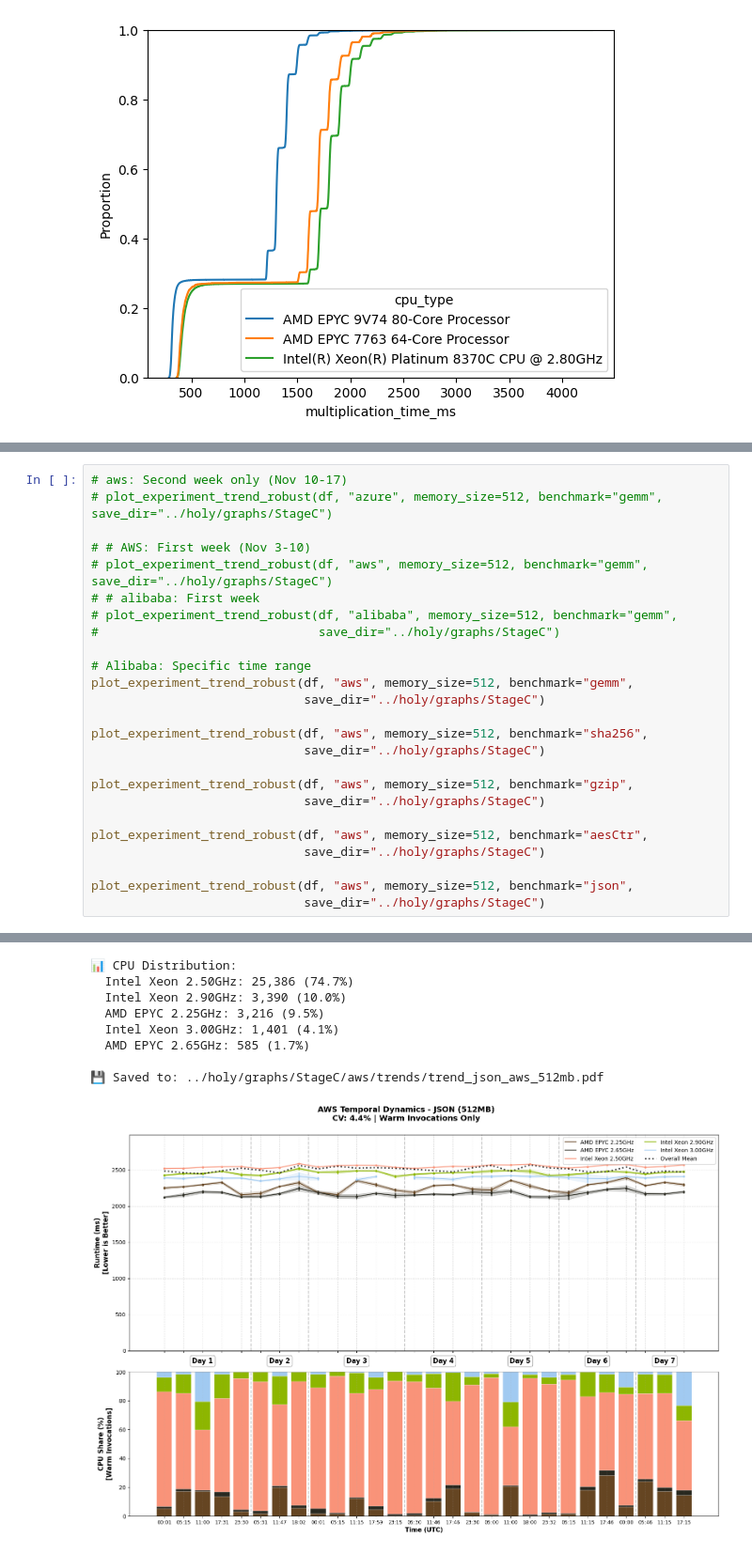
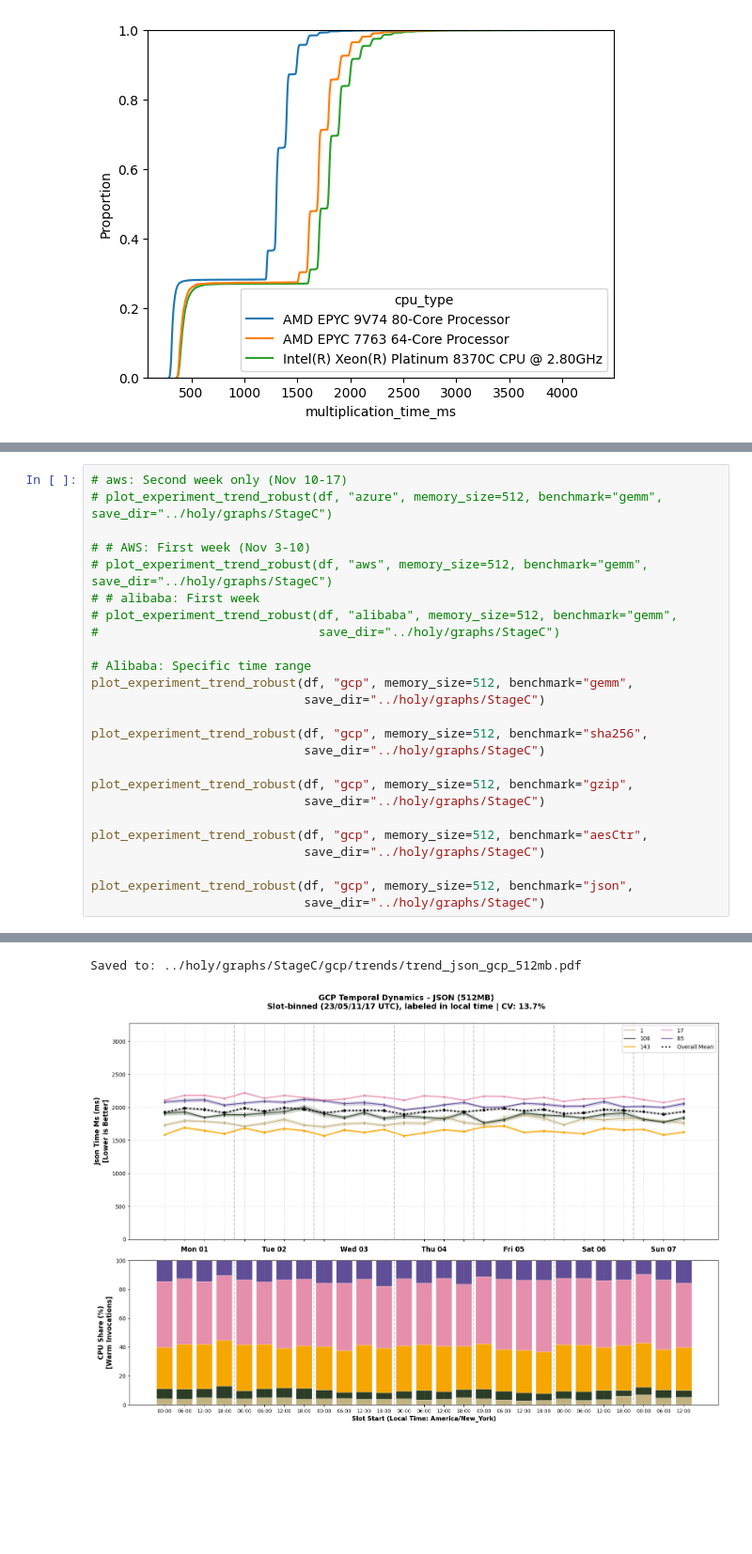
Before and after one commit to Persists/classifaas-results, a Jupyter notebook: stage_c.ipynb, the cells around one changed output, grey strips where cells are left out. Shown at 94% size. Cells and saved outputs as stored; diff of their text form; blank space fills up the shorter version.

Commit message:
stage c new changes

```diff
--- a/stage_c.ipynb
+++ b/stage_c.ipynb
@@ -920,18 +1233,18 @@ def plot_experiment_trend_robust(df, provider, memory_size=512, benchmark="gemm"
 #                              save_dir="../holy/graphs/StageC")
 
 # Alibaba: Specific time range
-plot_experiment_trend_robust(df, "aws", memory_size=512, benchmark="gemm",
+plot_experiment_trend_robust(df, "gcp", memory_size=512, benchmark="gemm",
                              save_dir="../holy/graphs/StageC")
 
-plot_experiment_trend_robust(df, "aws", memory_size=512, benchmark="sha256",
+plot_experiment_trend_robust(df, "gcp", memory_size=512, benchmark="sha256",
                              save_dir="../holy/graphs/StageC")
 
-plot_experiment_trend_robust(df, "aws", memory_size=512, benchmark="gzip",
+plot_experiment_trend_robust(df, "gcp", memory_size=512, benchmark="gzip",
                              save_dir="../holy/graphs/StageC")
 
-plot_experiment_trend_robust(df, "aws", memory_size=512, benchmark="aesCtr",
+plot_experiment_trend_robust(df, "gcp", memory_size=512, benchmark="aesCtr",
                              save_dir="../holy/graphs/StageC")
 
-plot_experiment_trend_robust(df, "aws", memory_size=512, benchmark="json",
+plot_experiment_trend_robust(df, "gcp", memory_size=512, benchmark="json",
                              save_dir="../holy/graphs/StageC")
 # %% [output]
@@ -974,9 +1259,2 @@ plot_experiment_trend_robust(df, "aws", memory_size=512, benchmark="json",
-📊 CPU Distribution:
-  Intel Xeon 2.50GHz: 25,386 (74.7%)
-  Intel Xeon 2.90GHz: 3,390 (10.0%)
-  AMD EPYC 2.25GHz: 3,216 (9.5%)
-  Intel Xeon 3.00GHz: 1,401 (4.1%)
-  AMD EPYC 2.65GHz: 585 (1.7%)
-
-💾 Saved to: ../holy/graphs/StageC/aws/trends/trend_json_aws_512mb.pdf
+Saved to: ../holy/graphs/StageC/gcp/trends/trend_json_gcp_512mb.pdf
-[figure, old version]
+[figure, new version]
```
Also changed, not shown: parts of 8 cells of this notebook, 2 other files.
